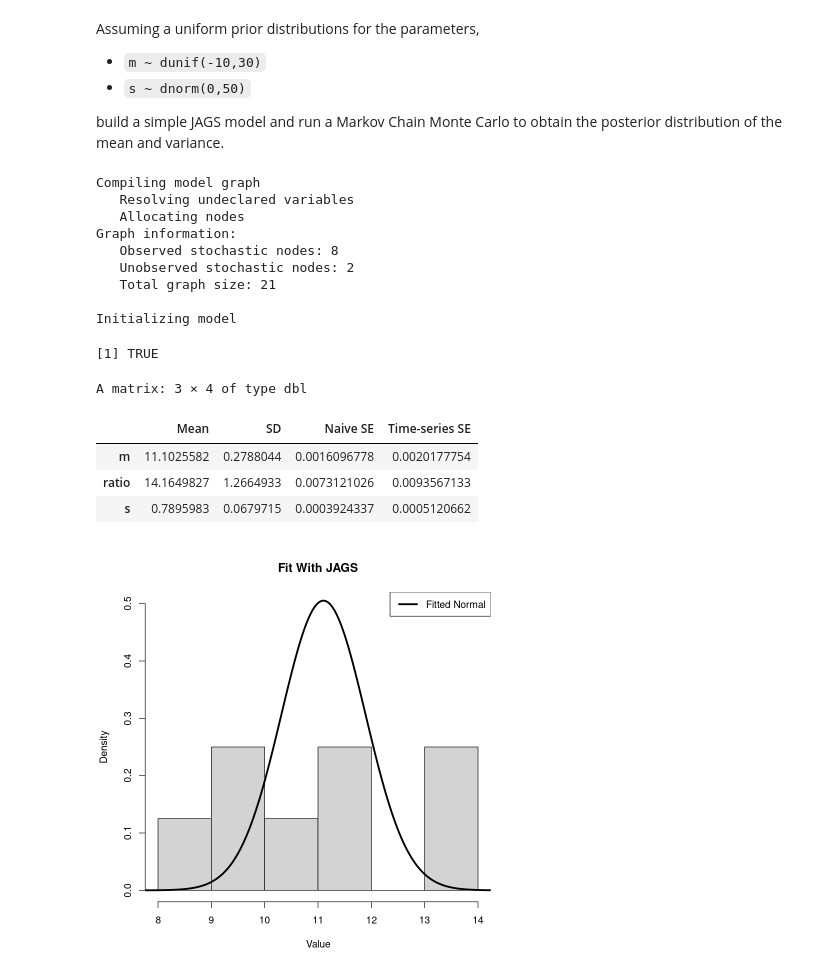
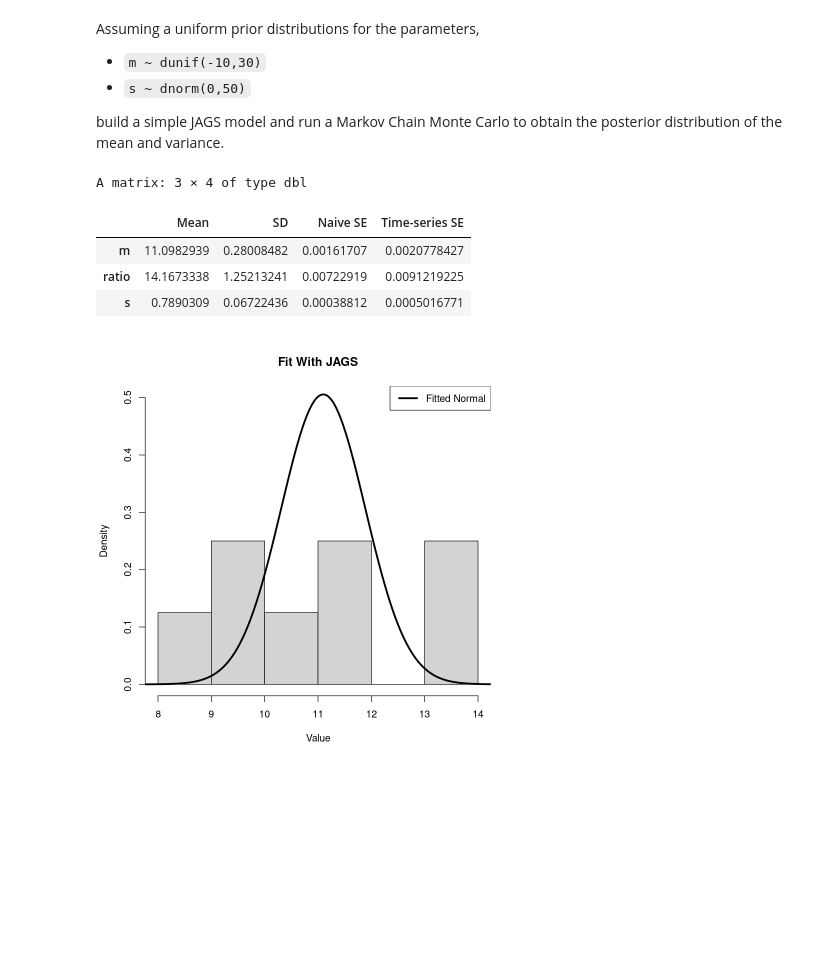
Before and after one commit to AlbertoCasellato/AdvancedStatistics, a Jupyter notebook: Ex5/AlbertoCasellato_Lab5.ipynb, the cells around one changed output. Drawn from its saved outputs; the diff is of its cells as text; code cells hidden in the pictures; blank space fills up the shorter version.

```diff
--- a/Ex5/AlbertoCasellato_Lab5.ipynb
+++ b/Ex5/AlbertoCasellato_Lab5.ipynb
@@ -152,49 +152,38 @@ build a simple JAGS model and run a Markov Chain Monte Carlo to obtain the poste
 # %%
 x <- c(13.427, 8.588, 10.908, 11.582, 11.011, 9.735, 13.779, 9.763)
 
 model_string <- "
 model {
     m ~ dunif(-10, 30)
     s ~ dnorm(0, 50) T(0,)
 
     for (i in 1:n) {
         x[i] ~ dnorm(m, 1/s^2)
     }
 
     ratio <- m/s
 }"
 writeLines(model_string, "model.txt")
 
 data <- list(x=x, n=length(x))
 jags_model <- jags.model(
-    "model.txt", data = data, n.chains = 3
+    "model.txt", data = data, n.chains = 3, quiet = TRUE
 )
 
 update(jags_model, 1000)
 
 chain <- coda.samples(
     jags_model, variable.names = c("m", "s", "ratio"), n.iter = 10000
 )
-file.remove("model.txt")
 
 res <- summary(chain)$statistics
 res
 # %% [output]
-Compiling model graph
-   Resolving undeclared variables
-   Allocating nodes
-Graph information:
-   Observed stochastic nodes: 8
-   Unobserved stochastic nodes: 2
-   Total graph size: 21
-
-Initializing model
+A matrix: 3 × 4 of type dbl
-[1] TRUE
-A matrix: 3 × 4 of type dbl
 |  | Mean | SD | Naive SE | Time-series SE |
-| m | 11.1025582 | 0.2788044 | 0.0016096778 | 0.0020177754 |
-| ratio | 14.1649827 | 1.2664933 | 0.0073121026 | 0.0093567133 |
-| s | 0.7895983 | 0.0679715 | 0.0003924337 | 0.0005120662 |
+| m | 11.0982939 | 0.28008482 | 0.00161707 | 0.0020778427 |
+| ratio | 14.1673338 | 1.25213241 | 0.00722919 | 0.0091219225 |
+| s | 0.7890309 | 0.06722436 | 0.00038812 | 0.0005016771 |
 # %%
 m_mean <- res["m", "Mean"]
 s_mean <- res["s", "Mean"]
```
Also changed, not shown: parts of 11 cells of this notebook.
